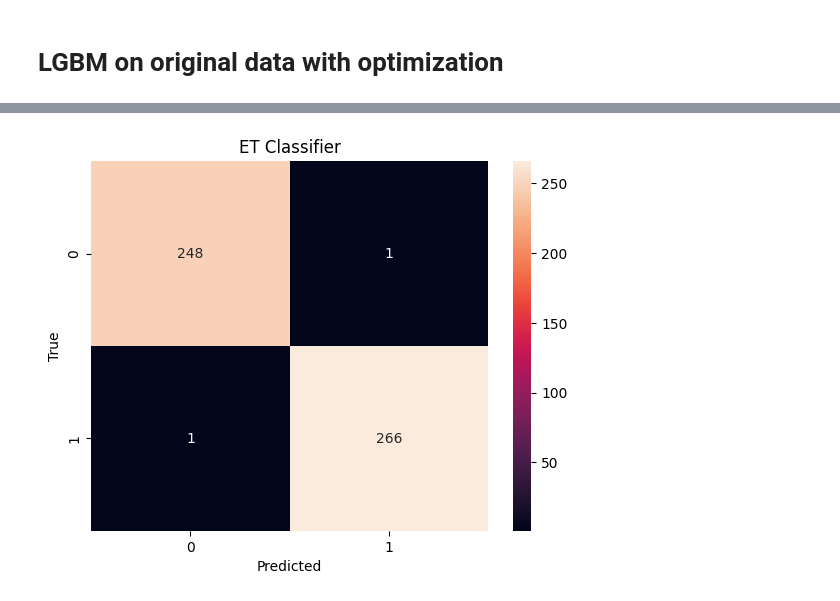
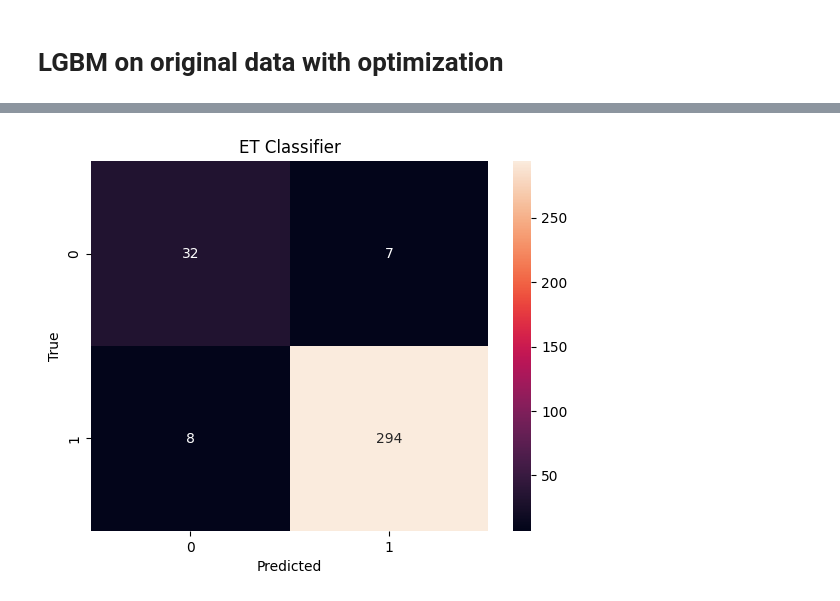
Before and after one commit to Maryamalakkas/Skin_Cancer, a Jupyter notebook: notebook/ExtraTrees.ipynb, the cells around one changed output, grey strips where cells are left out. Drawn from its saved outputs; the diff is of its cells as text; code cells hidden in the pictures.

```diff
--- a/notebook/ExtraTrees.ipynb
+++ b/notebook/ExtraTrees.ipynb
@@ -43,27 +43,3 @@ df
 1705 rows × 9 columns
 # %% [markdown]
 # New Section
-# %%
-
-
-def splitting_data(df, sampling):
-    X = df.drop(['diagnostic'], axis=1)
-    y = df['diagnostic']
-
-    if sampling == 'none':
-        return X, y
-    elif sampling == 'SMOTEENN':
-        sampler = SMOTEENN(random_state=random_state)
-    elif sampling == 'SMOTE':
-        sampler = SMOTE(random_state=random_state)
-    elif sampling == 'under':
-        sampler = RandomUnderSampler(random_state=random_state)
-    elif sampling == 'over':
-        sampler = RandomOverSampler(random_state=random_state)
-    elif sampling == 'cluster_centroids':
-        sampler = ClusterCentroids(random_state=random_state)
-    elif sampling == 'tomek_links':
-        sampler = TomekLinks()
-
-    X_resampled, y_resampled = sampler.fit_resample(X, y)
-    return X_resampled, y_resampled
@@ -140,9 +150,7 @@ def optimize_with_grid(X_train, y_train):
 <h1> LGBM on original data with optimization </h1>
 # %%
 # using function with no sampling
-X, y= splitting_data(df, 'none')
-# Split the data into train and test sets
-X_train, X_test, y_train, y_test = train_test_split(X, y, test_size=0.2, random_state=random_state)
+X_train, X_test, y_train, y_test = splitting_data(df, 'none')
 # Scale the features using StandardScaler
 scaler = StandardScaler()
 X_train = scaler.fit_transform(X_train)
@@ -206,6 +211,0 @@ Traceback (most recent call last):
-# %%
-X,y = splitting_data(df, 'SMOTEENN')
-X_train, X_test, y_train, y_test = train_test_split(X, y, test_size=0.2, random_state=123)
-scaler = StandardScaler()
-X_train = scaler.fit_transform(X_train)
-X_test = scaler.transform(X_test)
@@ -265,11 +212,11 @@ Traceback (most recent call last):
 # %%
 # plot the confusion matrix for the model
-y_pred = best_LGBM3.predict(X_test)
+y_pred = best_LGBM1.predict(X_test)
 cm = confusion_matrix(y_test, y_pred)
 sns.heatmap(cm, annot=True, fmt='d')
 plt.xlabel('Predicted')
 plt.ylabel('True')
 plt.title('ET Classifier')
 plt.show()
 # %% [output]
-[figure, old version]
+[figure, new version]
```
Also changed, not shown: parts of 10 cells of this notebook, 8 other files.
